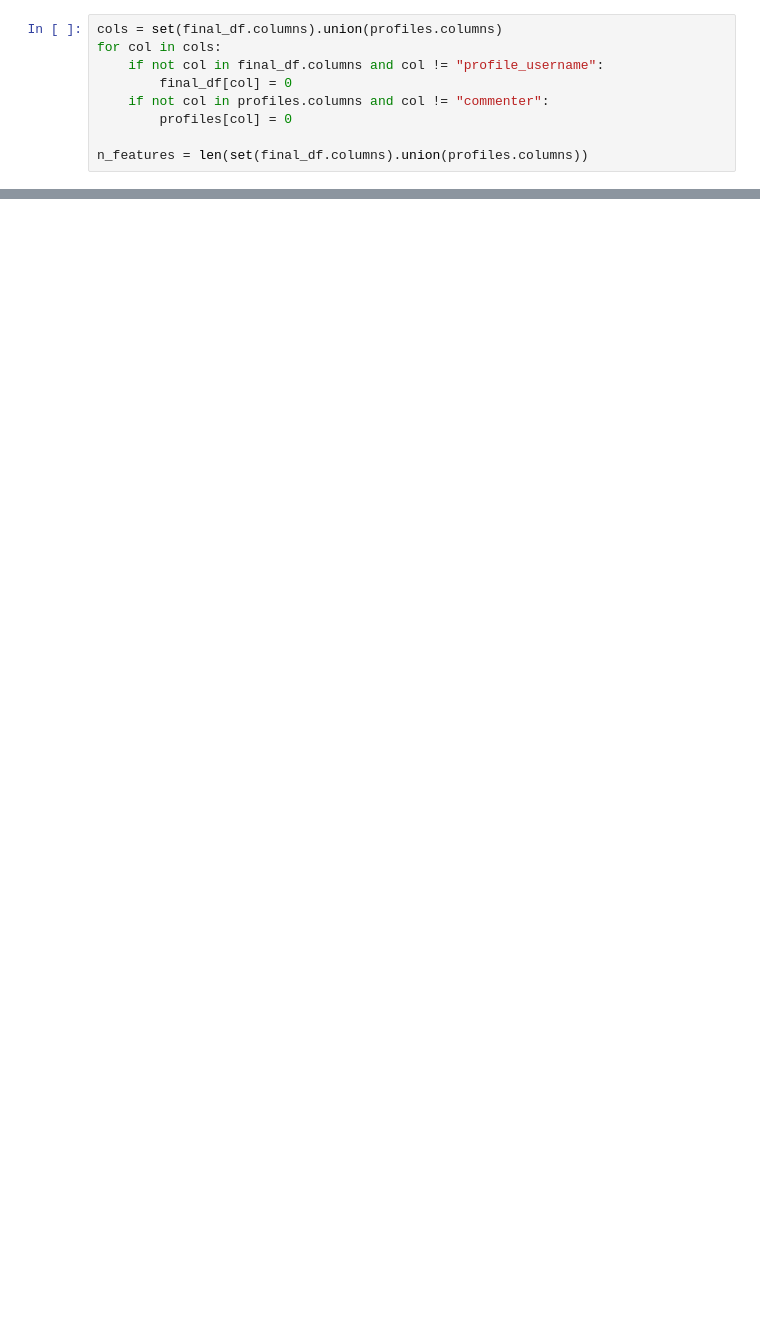
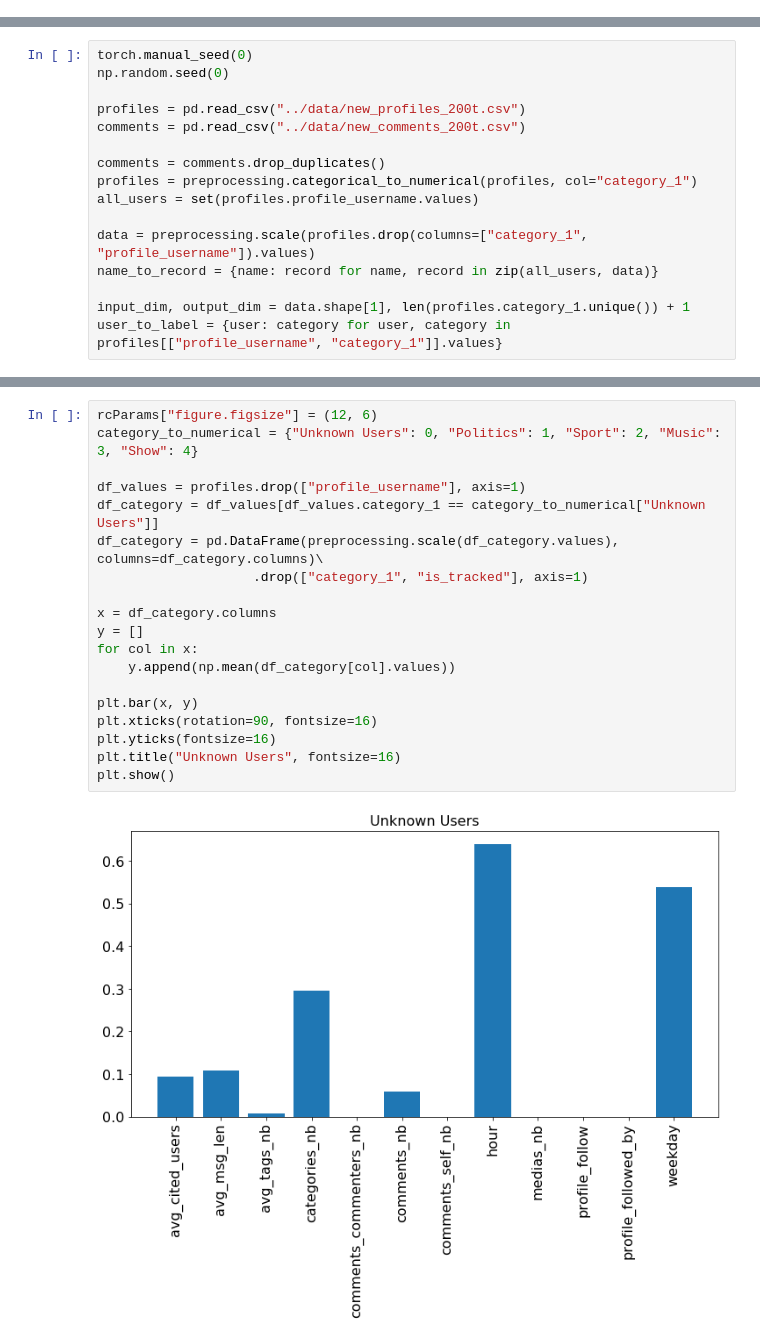
Before and after one commit to Guilherme26/mono1, a Jupyter notebook: analysis/analysis.ipynb, the cells around one changed output, grey strips where cells are left out. Drawn from its saved outputs; the diff is of its cells as text; blank space fills up the shorter version.

```diff
--- a/analysis/analysis.ipynb
+++ b/analysis/analysis.ipynb
@@ -161,9 +0,0 @@ final_df.head(5)
-# %%
-cols = set(final_df.columns).union(profiles.columns)
-for col in cols:
-    if not col in final_df.columns and col != "profile_username":
-        final_df[col] = 0
-    if not col in profiles.columns and col != "commenter":
-        profiles[col] = 0
-
-n_features = len(set(final_df.columns).union(profiles.columns))
@@ -349,0 +15,16 @@ models_histories
+# %%
+torch.manual_seed(0)
+np.random.seed(0)
+
+profiles = pd.read_csv("../data/new_profiles_200t.csv")
+comments = pd.read_csv("../data/new_comments_200t.csv")
+
+comments = comments.drop_duplicates()
+profiles = preprocessing.categorical_to_numerical(profiles, col="category_1")
+all_users = set(profiles.profile_username.values)
+
+data = preprocessing.scale(profiles.drop(columns=["category_1", "profile_username"]).values)
+name_to_record = {name: record for name, record in zip(all_users, data)}
+
+input_dim, output_dim = data.shape[1], len(profiles.category_1.unique()) + 1
+user_to_label = {user: category for user, category in profiles[["profile_username", "category_1"]].values}
@@ -349,0 +115,21 @@ models_histories
+# %%
+rcParams["figure.figsize"] = (12, 6)
+category_to_numerical = {"Unknown Users": 0, "Politics": 1, "Sport": 2, "Music": 3, "Show": 4}
+
+df_values = profiles.drop(["profile_username"], axis=1)
+df_category = df_values[df_values.category_1 == category_to_numerical["Unknown Users"]]
+df_category = pd.DataFrame(preprocessing.scale(df_category.values), columns=df_category.columns)\
+                    .drop(["category_1", "is_tracked"], axis=1)
+
+x = df_category.columns
+y = []
+for col in x:
+    y.append(np.mean(df_category[col].values))
+
+plt.bar(x, y)
+plt.xticks(rotation=90, fontsize=16)
+plt.yticks(fontsize=16)
+plt.title("Unknown Users", fontsize=16)
+plt.show()
+# %% [output]
+[figure, added]
```
Also changed, not shown: parts of 53 cells of this notebook, 7 other files.
